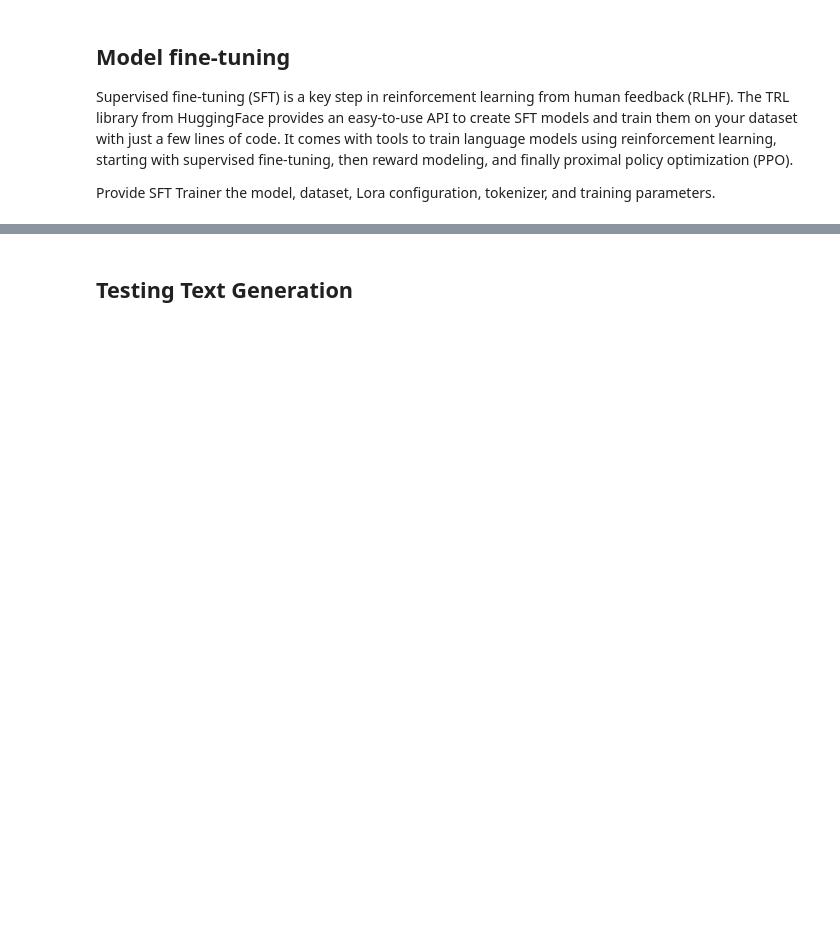
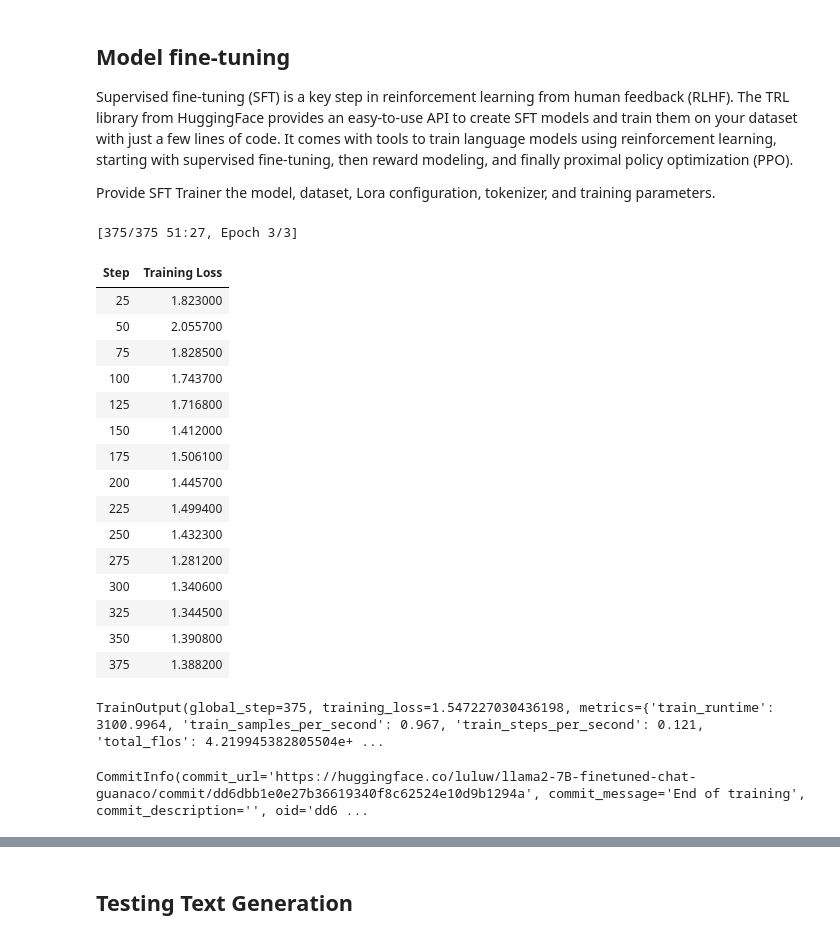
Before and after one commit to LuluW8071/Llama2-LLM-7B-Text-Generation, a Jupyter notebook: LLAMA_2.ipynb, the cells around one changed output, grey strips where cells are left out. Saved outputs shown, nothing was run; the diff lists cells and outputs as text; code cells hidden in the pictures; blank space fills up the shorter version.

```diff
--- a/LLAMA_2.ipynb
+++ b/LLAMA_2.ipynb
@@ -93,7 +81,7 @@ base_model = "NousResearch/Llama-2-7b-chat-hf"
 guanaco_dataset = "mlabonne/guanaco-llama2-1k"
 
 # Fine-tuned model
-new_model = "llama-2-7b-chat-guanaco"
+new_model = "llama2-7B-finetuned-chat-guanaco"
 # %% [markdown]
 ## Loading dataset, model, and tokenizer
 # %%
@@ -209,16 +176,47 @@ Supervised fine-tuning (SFT) is a key step in reinforcement learning from human
 
 Provide SFT Trainer the model, dataset, Lora configuration, tokenizer, and training parameters.
 # %%
+sft_config = SFTConfig(
+    output_dir=new_model,
+    dataset_text_field="text",
+    max_seq_length=512,
+)
+
 trainer = SFTTrainer(
-    model = model,
-    train_dataset = dataset,
-    peft_config = peft_params,
-    dataset_text_field = "text",
-    max_seq_length = None,
-    tokenizer = tokenizer,
-    args = training_params,
-    packing = False,
+    model=model,
+    train_dataset=dataset,
+    max_seq_length=sft_config.max_seq_length,
+    dataset_text_field=sft_config.dataset_text_field,
+    peft_config=peft_params,
+    tokenizer=tokenizer,
+    args=training_params,
+    packing=False,
 )
+# %%
+trainer.train()
+# %% [output]
+[375/375 51:27, Epoch 3/3]
+| Step | Training Loss |
+| 25 | 1.823000 |
+| 50 | 2.055700 |
+| 75 | 1.828500 |
+| 100 | 1.743700 |
+| 125 | 1.716800 |
+| 150 | 1.412000 |
+| 175 | 1.506100 |
+| 200 | 1.445700 |
+| 225 | 1.499400 |
+| 250 | 1.432300 |
+| 275 | 1.281200 |
+| 300 | 1.340600 |
+| 325 | 1.344500 |
+| 350 | 1.390800 |
+| 375 | 1.388200 |
+TrainOutput(global_step=375, training_loss=1.547227030436198, metrics={'train_runtime': 3100.9964, 'train_samples_per_second': 0.967, 'train_steps_per_second': 0.121, 'total_flos': 4.219945382805504e+ ...
+# %%
+trainer.push_to_hub()
+# %% [output]
+CommitInfo(commit_url='https://huggingface.co/luluw/llama2-7B-finetuned-chat-guanaco/commit/dd6dbb1e0e27b36619340f8c62524e10d9b1294a', commit_message='End of training', commit_description='', oid='dd6 ...
 # %%
 trainer.model.save_pretrained(new_model)
 trainer.tokenizer.save_pretrained(new_model)
```
Also changed, not shown: parts of 17 cells of this notebook.
